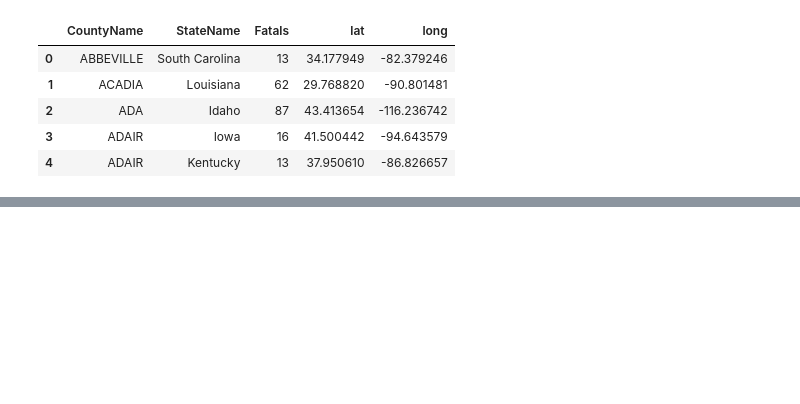
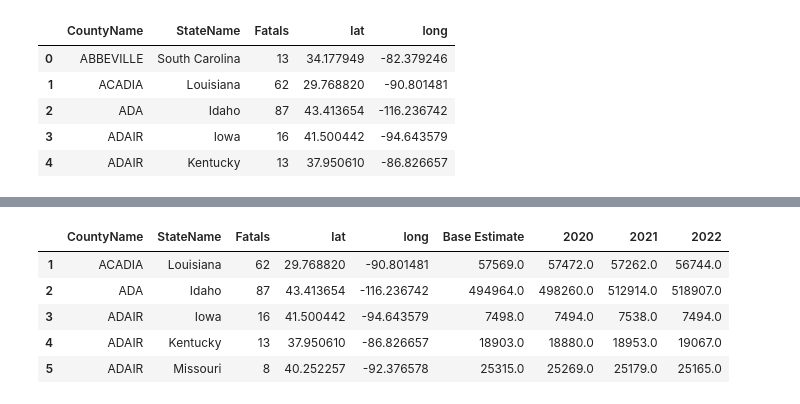
Before and after one commit to dcheung0720/Data-Wizards-1, a Jupyter notebook: Analysis/CrashAnalysis.ipynb, the cells around one changed output, grey strips where cells are left out. Drawn from its saved outputs; the diff is of its cells as text; code cells hidden in the pictures; blank space fills up the shorter version.

Commit message:
added Fatalities per capita

```diff
--- a/Analysis/CrashAnalysis.ipynb
+++ b/Analysis/CrashAnalysis.ipynb
@@ -380,6 +380,8 @@ df_fatalities_continental_US = df_fatalities_by_loc[(df_fatalities_by_loc["lat"]
                                                      (df_fatalities_by_loc["long"] <= -66.93457)
                                                     ]
 
+# Remove Trailing Spaces in County
+df_fatalities_continental_US["CountyName"] = df_fatalities_continental_US["CountyName"].apply(lambda x : re.sub(r'\s+$',"" ,x))
 
 plot = df_fatalities_continental_US.hvplot.points(
     "long",
@@ -388,7 +390,8 @@ plot = df_fatalities_continental_US.hvplot.points(
     tiles = "OSM",
     size = "Fatals",
     color = "StateName",
-    alpha = .5
+    alpha = .5,
+    title = "Fatality by County"
 )
 
 plot
@@ -396,0 +407,11 @@ plot
+# %%
+# Load population
+df_population = pd.read_csv("../Resources/population.csv", index_col = 0)
+
+# Make all county name to Upper case to match the existing df
+df_population["County"] = df_population["County"].str.upper()
+
+# Rename columns
+df_population = df_population.rename(columns={"State": "StateName", "County": "CountyName"})
+
+df_population.head()
@@ -396,0 +425,18 @@ plot
+# %%
+# Merge with df_fatalities_by_loc by state and county
+df_fatalities_pop = df_fatalities_continental_US.merge(df_population, how="left",
+                                                        on = ["CountyName", "StateName"],
+                                                        )
+df_fatalities_pop.reset_index(drop=True, inplace = True)
+
+# Remove NaN Values
+df_fatalities_pop.dropna(inplace = True)
+
+df_fatalities_pop.head()
+# %% [output]
+|  | CountyName | StateName | Fatals | lat | long | Base Estimate | 2020 | 2021 | 2022 |
+| 1 | ACADIA | Louisiana | 62 | 29.768820 | -90.801481 | 57569.0 | 57472.0 | 57262.0 | 56744.0 |
+| 2 | ADA | Idaho | 87 | 43.413654 | -116.236742 | 494964.0 | 498260.0 | 512914.0 | 518907.0 |
+| 3 | ADAIR | Iowa | 16 | 41.500442 | -94.643579 | 7498.0 | 7494.0 | 7538.0 | 7494.0 |
+| 4 | ADAIR | Kentucky | 13 | 37.950610 | -86.826657 | 18903.0 | 18880.0 | 18953.0 | 19067.0 |
+| 5 | ADAIR | Missouri | 8 | 40.252257 | -92.376578 | 25315.0 | 25269.0 | 25179.0 | 25165.0 |
```
Also changed, not shown: parts of 6 cells of this notebook, 1 other file.
